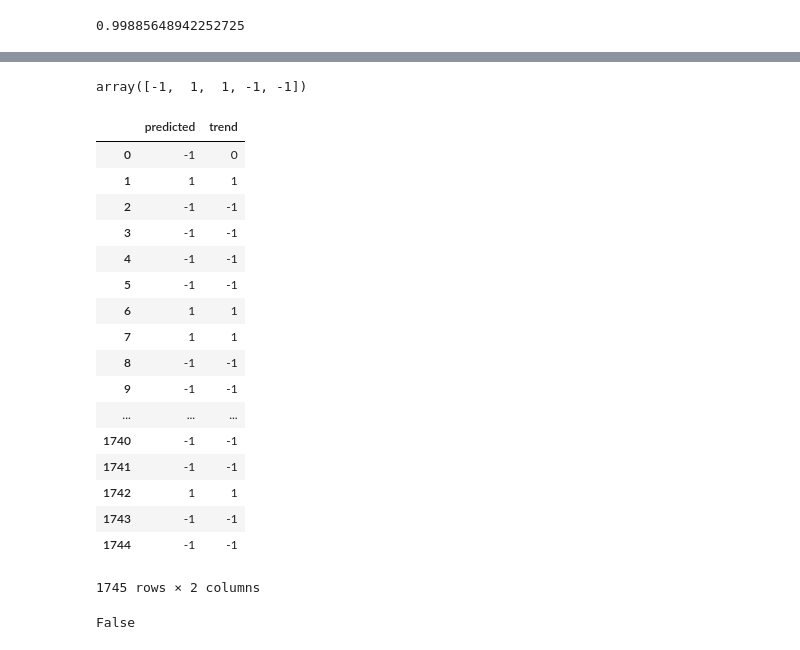
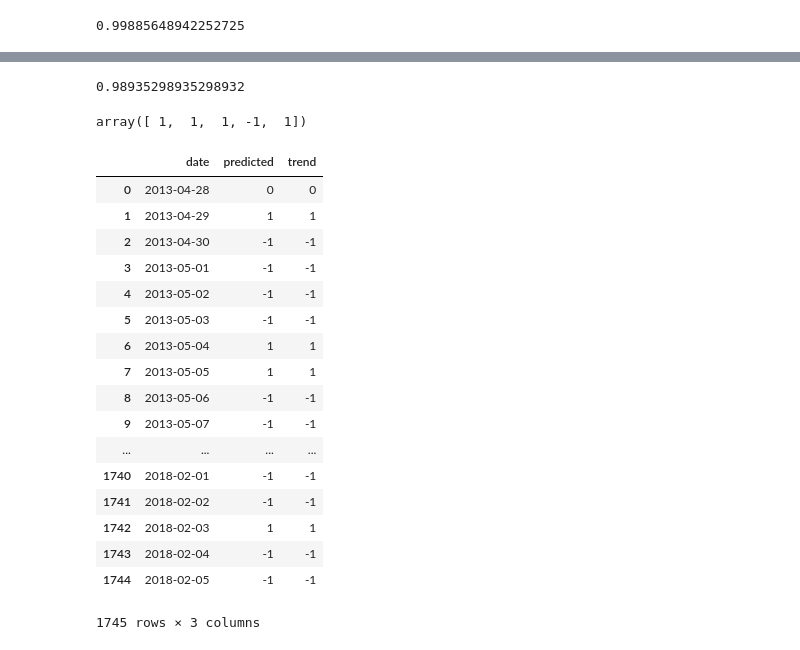
Before and after one commit to MihailoJoksimovic/cryptocurrency-analysys, a Jupyter notebook: Analysis - clean.ipynb, the cells around one changed output, grey strips where cells are left out. Saved outputs shown, nothing was run; the diff lists cells and outputs as text; code cells hidden in the pictures.

```diff
--- a/Analysis - clean.ipynb
+++ b/Analysis - clean.ipynb
@@ -227,7 +252,7 @@ y_train.shape
 # %% [output]
 (1221,)
 # %%
-model = RandomForestClassifier(n_estimators=10, max_depth=None, random_state=0)
+model = RandomForestClassifier(n_estimators=10, max_depth=None, random_state=0, oob_score=True)
 
 model.fit(X_train, y_train)
 # %% [output]
@@ -254,33 +272,33 @@ data.tail(5)
+# %%
+model.oob_score_
+# %% [output]
+0.98935298935298932
 # %%
 y_pred = model.predict(X_test)
 # %%
 y_pred[-5:]
 # %% [output]
-array([-1,  1,  1, -1, -1])
+array([ 1,  1,  1, -1,  1])
 # %%
 test['predicted'] = model.predict(X)
 # %%
-test[['predicted', 'trend']]
+test[['date','predicted', 'trend']]
 # %% [output]
-|  | predicted | trend |
-| 0 | -1 | 0 |
-| 1 | 1 | 1 |
-| 2 | -1 | -1 |
-| 3 | -1 | -1 |
-| 4 | -1 | -1 |
-| 5 | -1 | -1 |
-| 6 | 1 | 1 |
-| 7 | 1 | 1 |
-| 8 | -1 | -1 |
-| 9 | -1 | -1 |
-| ... | ... | ... |
-| 1740 | -1 | -1 |
-| 1741 | -1 | -1 |
-| 1742 | 1 | 1 |
-| 1743 | -1 | -1 |
-| 1744 | -1 | -1 |
+|  | date | predicted | trend |
+| 0 | 2013-04-28 | 0 | 0 |
+| 1 | 2013-04-29 | 1 | 1 |
+| 2 | 2013-04-30 | -1 | -1 |
+| 3 | 2013-05-01 | -1 | -1 |
+| 4 | 2013-05-02 | -1 | -1 |
+| 5 | 2013-05-03 | -1 | -1 |
+| 6 | 2013-05-04 | 1 | 1 |
+| 7 | 2013-05-05 | 1 | 1 |
+| 8 | 2013-05-06 | -1 | -1 |
+| 9 | 2013-05-07 | -1 | -1 |
+| ... | ... | ... | ... |
+| 1740 | 2018-02-01 | -1 | -1 |
+| 1741 | 2018-02-02 | -1 | -1 |
+| 1742 | 2018-02-03 | 1 | 1 |
+| 1743 | 2018-02-04 | -1 | -1 |
+| 1744 | 2018-02-05 | -1 | -1 |
-1745 rows × 2 columns
+1745 rows × 3 columns
-# %%
-[y_pred == y_test]
-# %% [output]
-False
```
Also changed, not shown: parts of 10 cells of this notebook.
